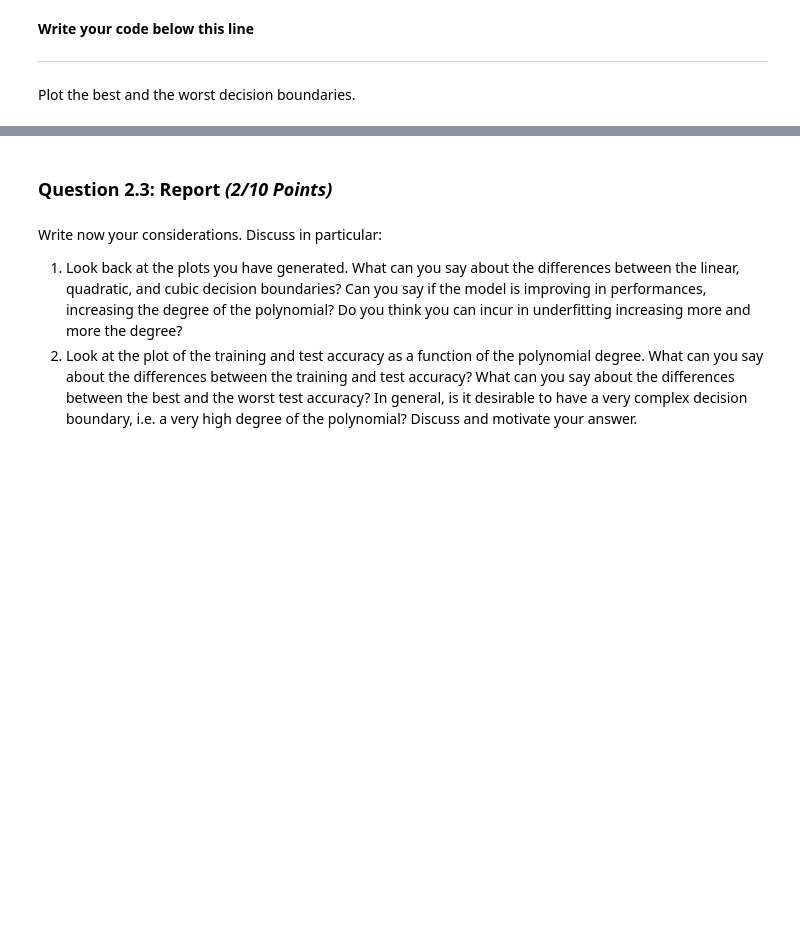
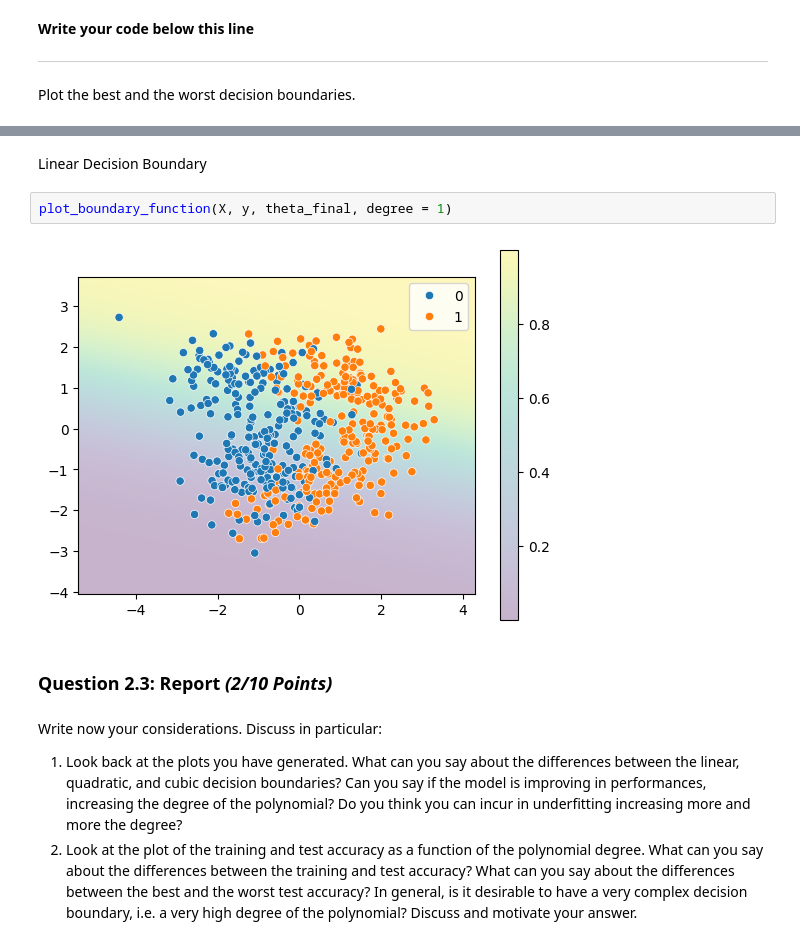
Before and after one commit to Ykanj/FDS-HW-2, a Jupyter notebook: HW2.ipynb, the cells around one changed output, grey strips where cells are left out. Cells and saved outputs as stored; diff of their text form; blank space fills up the shorter version.

```diff
--- a/HW2.ipynb
+++ b/HW2.ipynb
@@ -1008,3 +1060,9 @@ Plot the best and the worst decision boundaries.
+# %% [markdown]
+Linear Decision Boundary
+# %%
+plot_boundary_function(X, y, theta_final, degree = 1)
+# %% [output]
+[figure, added]
 # %% [markdown]
 ### **Question 2.3: Report *(2/10 Points)***
 # %% [markdown]
```
Also changed, not shown: parts of 28 cells of this notebook.
